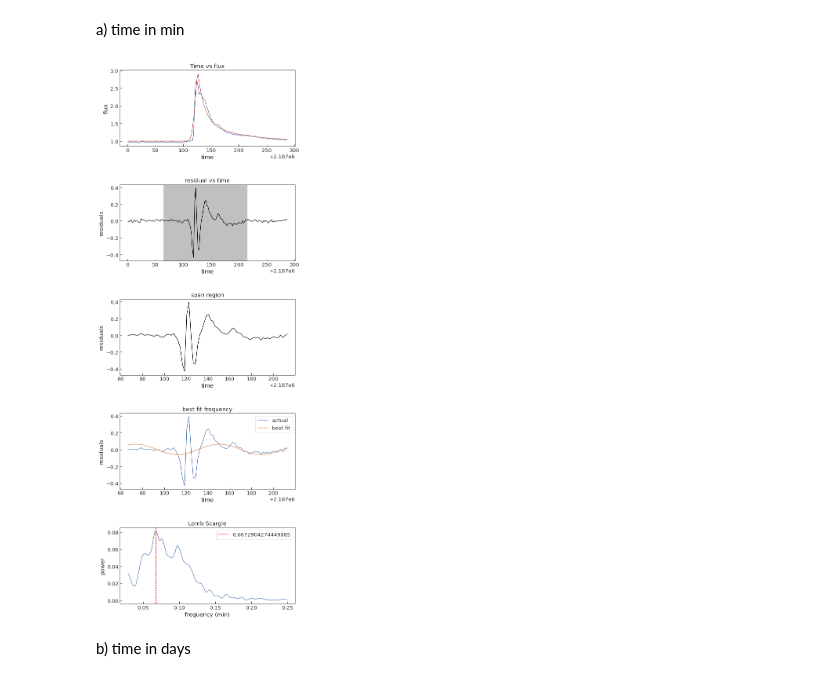
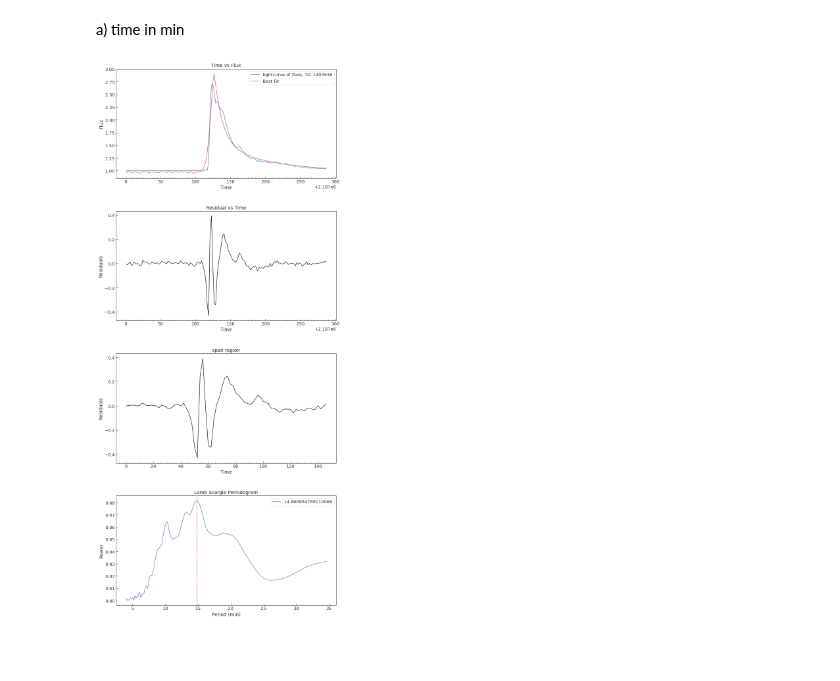
Before and after one commit to Prachi-Rahate/Flare_Leaps, a Jupyter notebook: TIC_1403938/TIC_1403938_ns_25_july/TIC_1403938_ns_1flare/TIC_1403938_ns_final.ipynb, the cells around one changed output. Cells and saved outputs as stored; diff of their text form; code cells hidden in the pictures; blank space fills up the shorter version.

```diff
--- a/TIC_1403938/TIC_1403938_ns_25_july/TIC_1403938_ns_1flare/TIC_1403938_ns_final.ipynb
+++ b/TIC_1403938/TIC_1403938_ns_25_july/TIC_1403938_ns_1flare/TIC_1403938_ns_final.ipynb
@@ -247,8 +251,8 @@ print(max_x)
 from astropy import units as u
 time_in_days = (1/100)*u.day
 time_in_days.to(u.min)
-time_days = time*u.day
-time_min = time_days.to(u.min).value
+time_in_days = time*u.day
+time_min = time_in_days.to(u.min).value
 
 
 max_time_min = time_min[61]
@@ -281,71 +300,83 @@ t_start = max_time_min - 60 #start at -1hr from max point
 t_end = max_time_min + 90   #end at +3 hr from max point
 
 #plots side by side
-fig,(ax1,ax2,ax3,ax4,ax5) = plt.subplots(5,1, figsize = (8,25))
+fig,(ax1,ax2,ax3,ax5) = plt.subplots(4,1, figsize = (12,30))
+ax1.xaxis.set_minor_locator(MultipleLocator(5))
+ax2.xaxis.set_minor_locator(MultipleLocator(5))
+ax3.xaxis.set_minor_locator(MultipleLocator(5))
+#ax4.xaxis.set_minor_locator(MultipleLocator(5))
+ax5.xaxis.set_minor_locator(MultipleLocator(5))
+
 
 #1) time vs flux
-ax1.title.set_text("Time vs flux")
-ax1.plot(time_min, flux, 'b-')
-ax1.plot(time_min,model, "r")
+ax1.title.set_text("Time vs Flux")
+ax1.plot(time_min, flux, 'b-' , label = "lightcurve of flare, TIC 1403938")
+ax1.plot(time_min,model, "r" , label = "Best Fit")
 #ax1.axvspan(t_start,t_end, color = 'silver')
-ax1.set_xlabel("time")
-ax1.set_ylabel("flux")
+ax1.set_xlabel("Time")
+ax1.set_ylabel("Flux")
+ax1.legend()
 
 #2) plot of time vs residuals with span
-ax2.axvspan(t_start,t_end, color = 'silver')
+#ax2.axvspan(t_start,t_end, color = 'silver')
 #ind = np.where((time_min >= t_start) & (time_min <= t_end))
-ax2.title.set_text("residual vs time")
+ax2.title.set_text("Residual vs Time")
 ax2.plot(time_min, residuals, 'black')
-ax2.set_xlabel("time")
-ax2.set_ylabel("residuals")
+ax2.set_xlabel("Time")
+ax2.set_ylabel("Residuals")
+
 
 #3) plot of span region
 ind = np.where((time_min >= t_start) & (time_min <= t_end))
 time_2 = time_min[ind]
+time_array = time_2 - time_2[0]
+
 residuals_2 = residuals[ind]
 ax3.title.set_text("span region")
-ax3.plot(time_2,residuals_2, 'black')
-ax3.set_xlabel("time")
-ax3.set_ylabel("residuals")
+ax3.plot(time_array,residuals_2, 'black')
+ax3.set_xlabel("Time")
+ax3.set_ylabel("Residuals")
 
+'''
 #4) Best frequency
 frequency, power = LombScargle(time_2, residuals_2).autopower(nyquist_factor = 1)
 best_frequency = frequency[np.argmax(power)]
 t_fit = time_2
 ls = LombScargle(time_2, residuals_2)
 y_fit = ls.model(t_fit, best_frequency)
 ax4.plot(time_2,residuals_2, label = "actual")
 ax4.plot(t_fit, y_fit, label = "best fit")
 ax4.title.set_text("best fit frequency")
 ax4.set_xlabel("time")
 ax4.set_ylabel("residuals")
 ax4.legend()
+'''
+
 
 #5) lomb scargle applied
 min_period = 4  #for having in minutes
 #min_period =(4/60/24.)in days; 4 min converted into days; determined by Nyquist frequency because of TESS 2 min cadence
 
 max_period = 2 * 0.012 *1440 #for converting into min multiplied by 1440
 #max_period = 2 * FWHM #in days; twice the FWHM of the flare to automatise it (edited)
 
 #And then you just convert it and feed it into autopower
 minimum_frequency=1./max_period
 maximum_frequency=1./min_period
 frequency, power = LombScargle(time_2, residuals_2).autopower(minimum_frequency=minimum_frequency, maximum_frequency=maximum_frequency)
 #frequency, power = LombScargle(time_2, residuals_2).autopower(nyquist_factor = 1)#(maximum_frequency=100)
-ax5.plot(frequency,np.abs(power))
-ax5.title.set_text("Lomb Scargle")
-ax5.set_xlabel("frequency (min)")
-ax5.set_ylabel("power")
+#ax5.plot(frequency,np.abs(power))
+ax5.plot(1/frequency,np.abs(power))
+ax5.title.set_text("Lomb Scargle Periodogram")
+ax5.set_xlabel("Period (min)")
+ax5.set_ylabel("Power")
 
 # marking lines on lomb scargle plot
 max_power = max(power)  # Find the maximum y value
-max_freq = frequency[power.argmax()] #Find the x value corresponding to the max y value
-plt.axvline(x=max_freq, color = "red", linestyle = "--", label = max_freq)
+max_period = 1/frequency[power.argmax()] #Find the x value corresponding to the max y value
+plt.axvline(x=max_period, color = "red", linestyle = "--", label = max_period)
 plt.legend()
 
-plt.subplots_adjust(hspace=0.5)
+plt.subplots_adjust(hspace=0.3)
 # %% [output]
-[figure, old version]
+[figure, new version]
-# %% [markdown]
-b) time in days
```
Also changed, not shown: parts of 11 cells of this notebook, 28 other files.
